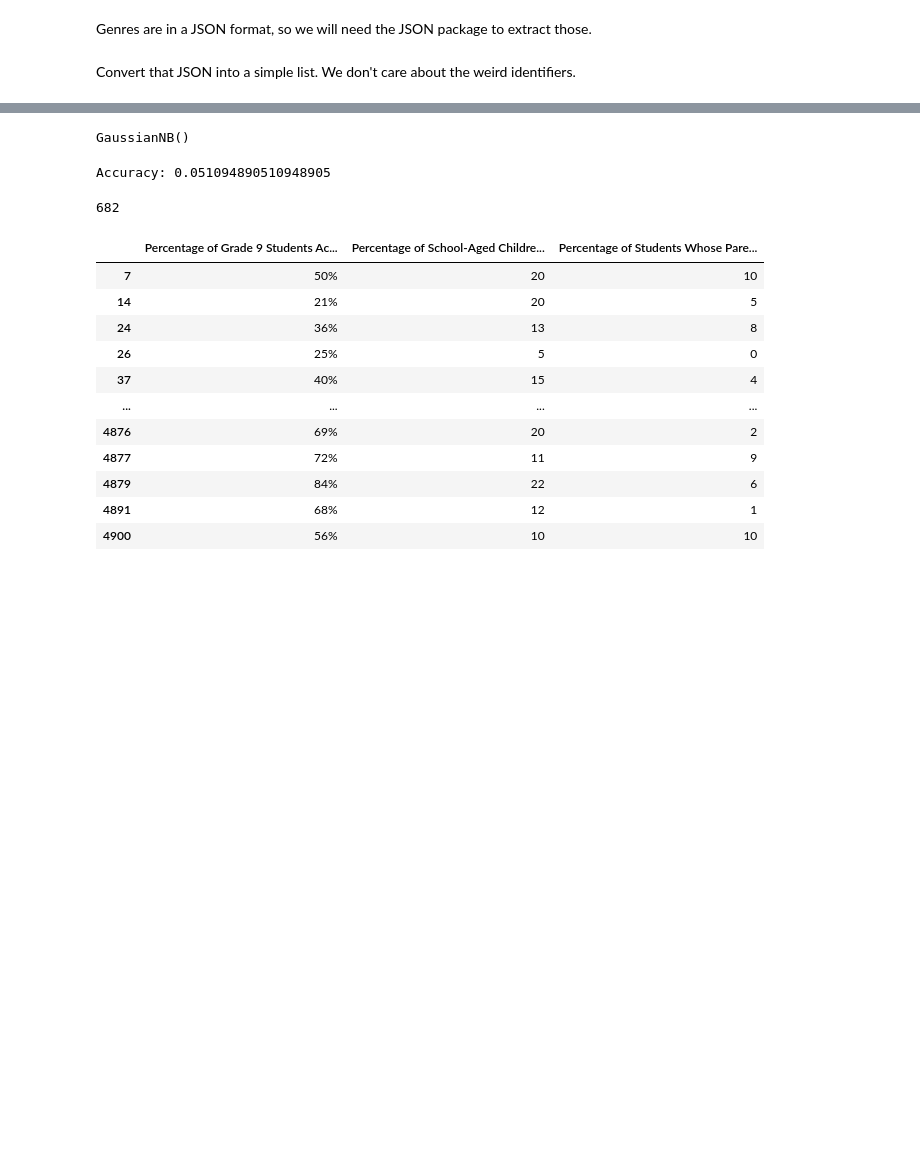
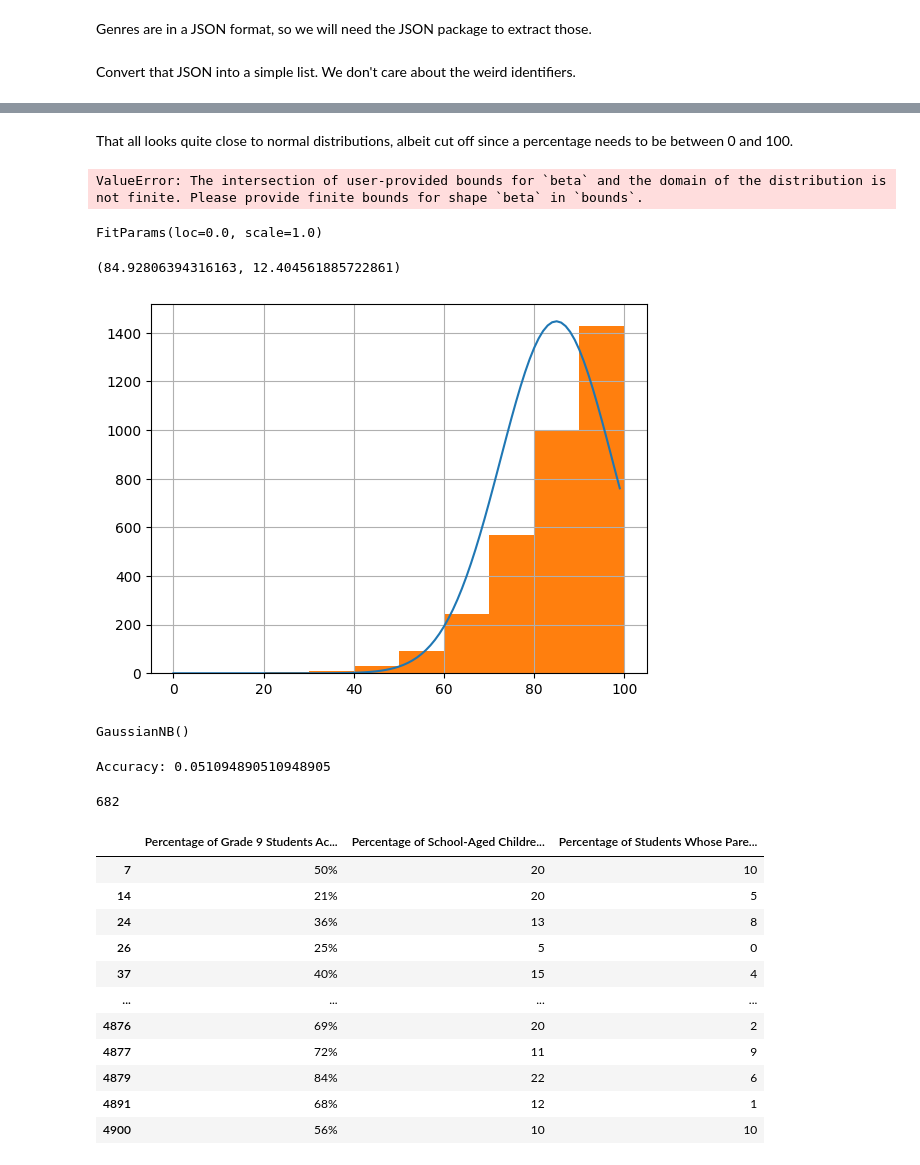
Before and after one commit to uOttawa-IT-Research-teaching/ML_naive_bayes, a Jupyter notebook: bayes.ipynb, the cells around one changed output, grey strips where cells are left out. Saved outputs shown, nothing was run; the diff lists cells and outputs as text; code cells hidden in the pictures; blank space fills up the shorter version.

```diff
--- a/bayes.ipynb
+++ b/bayes.ipynb
@@ -210,0 +498,2 @@ subset = subset[subset['Percentage of School-Aged Children Who Live in Low-Incom
+# %% [markdown]
+That all looks quite close to normal distributions, albeit cut off since a percentage needs to be between 0 and 100.
@@ -211,3 +502,24 @@ subset = subset[subset['Percentage of School-Aged Children Who Live in Low-Incom
+# %%
+res = scipy.stats.fit(scipy.stats.gennorm, schools["Percentage of Grade 3 Students Achieving the Provincial Standard in Mathematics"].dropna())
+# %% [output]
+ValueError: The intersection of user-provided bounds for `beta` and the domain of the distribution is not finite. Please provide finite bounds for shape `beta` in `bounds`.
+# %%
+res.params
+# %% [output]
+FitParams(loc=0.0, scale=1.0)
+# %%
+res = scipy.stats.norm.fit(schools["Percentage of Grade 6 Students Achieving the Provincial Standard in Reading"].dropna())
+res
+# %% [output]
+(84.92806394316163, 12.404561885722861)
+# %%
+import matplotlib.pyplot as plt
+x = list(range(0,100))
+plt.plot(x, 45000*scipy.stats.norm.pdf(x, res[0], res[1]))
+schools["Percentage of Grade 6 Students Achieving the Provincial Standard in Reading"].hist()
+plt.show()
+# %% [output]
+[figure, added]
 # %%
 X = subset[['Percentage of School-Aged Children Who Live in Low-Income Households','Percentage of Students Whose Parents Have No Degree, Diploma or Certificate']].astype("float") # features
 y = subset['Percentage of Grade 9 Students Achieving the Provincial Standard in Mathematics']  # labels
```
Also changed, not shown: parts of 72 cells of this notebook.
